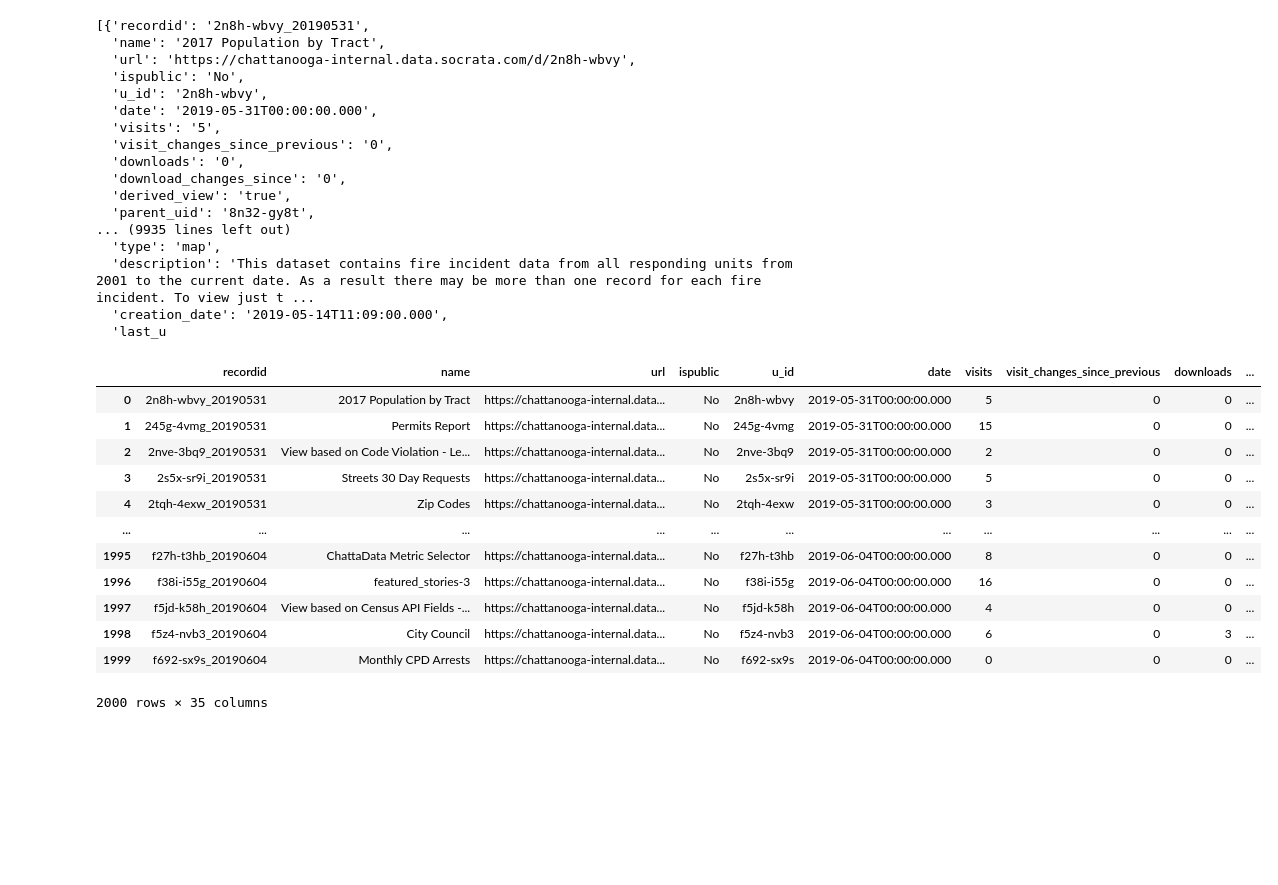
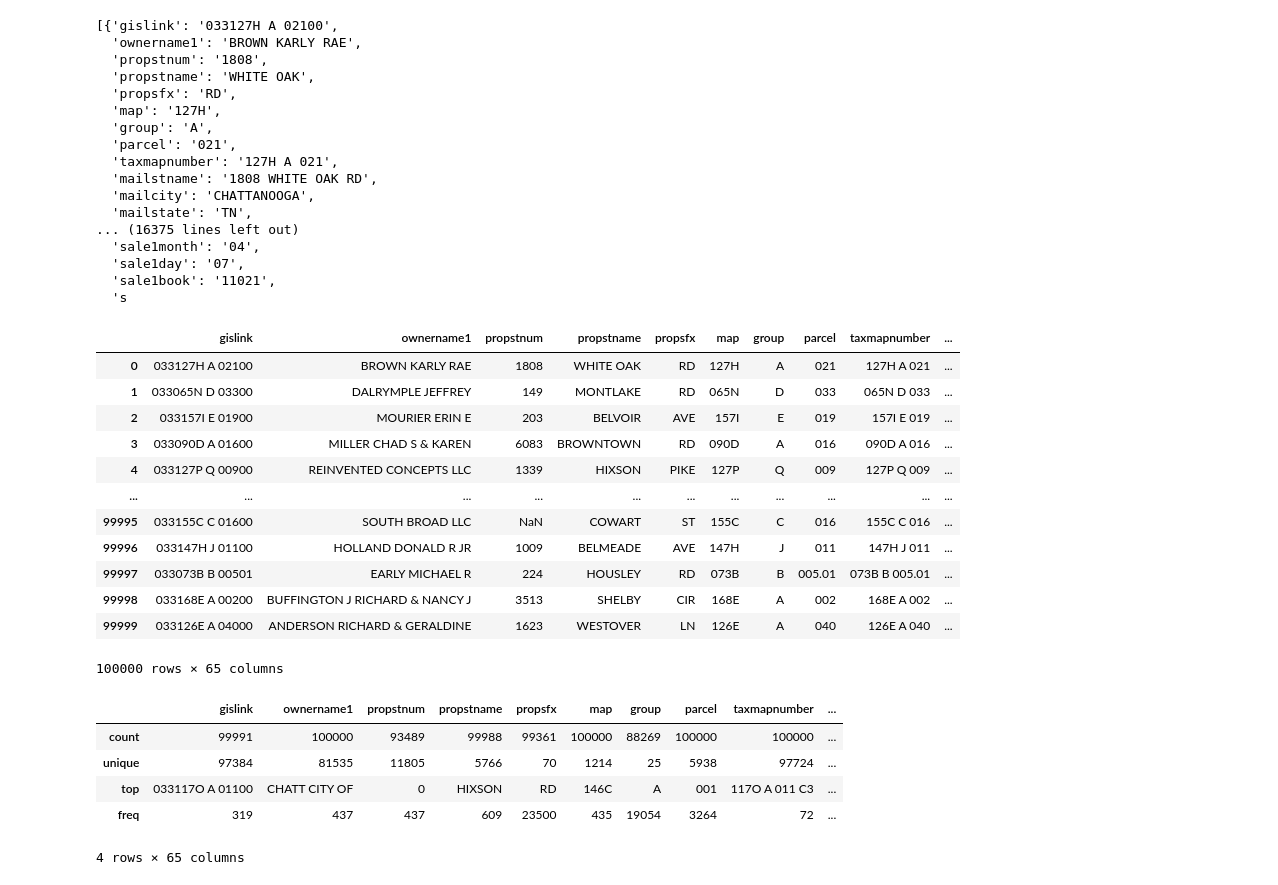
Before and after one commit to trey-causey/OpenData, a Jupyter notebook: test_WriteDataToTextFormat.ipynb, the cells around one changed output. Cells and saved outputs as stored; diff of their text form; code cells hidden in the pictures; blank space fills up the shorter version.

```diff
--- a/test_WriteDataToTextFormat.ipynb
+++ b/test_WriteDataToTextFormat.ipynb
@@ -2,58 +2,75 @@
 import requests
 import json
 import pandas as pd
-url = "https://www.chattadata.org/resource/cged-2r5q.json"
+# url = "https://www.chattadata.org/resource/cged-2r5q.json"
+# url = "https://www.chattadata.org/resource/t8ph-y8y5.json"
+url = "https://www.chattadata.org/resource/krpq-4iht.json"
 noAuthResp = requests.get(url)
 noAuthResp.raise_for_status()
 noAuthData = noAuthResp.json()
 noAuthData
 # %% [output]
-[{'recordid': '2n8h-wbvy_20190531',
-  'name': '2017 Population by Tract',
-  'url': 'https://chattanooga-internal.data.socrata.com/d/2n8h-wbvy',
-  'ispublic': 'No',
-  'u_id': '2n8h-wbvy',
-  'date': '2019-05-31T00:00:00.000',
-  'visits': '5',
-  'visit_changes_since_previous': '0',
-  'downloads': '0',
-  'download_changes_since': '0',
-  'derived_view': 'true',
-  'parent_uid': '8n32-gy8t',
-... (9935 lines left out)
-  'type': 'map',
-  'description': 'This dataset contains fire incident data from all responding units from 2001 to the current date. As a result there may be more than one record for each fire incident. To view just t ...
-  'creation_date': '2019-05-14T11:09:00.000',
-  'last_u
+[{'gislink': '033127H A 02100',
+  'ownername1': 'BROWN KARLY RAE',
+  'propstnum': '1808',
+  'propstname': 'WHITE OAK',
+  'propsfx': 'RD',
+  'map': '127H',
+  'group': 'A',
+  'parcel': '021',
+  'taxmapnumber': '127H A 021',
+  'mailstname': '1808 WHITE OAK RD',
+  'mailcity': 'CHATTANOOGA',
+  'mailstate': 'TN',
+... (16375 lines left out)
+  'sale1month': '04',
+  'sale1day': '07',
+  'sale1book': '11021',
+  's
 # %%
 # cged-2r5q -Asset Inventory View
 #!/usr/bin/env python
 import pandas as pd
 from pandas import Series, DataFrame
 from sodapy import Socrata
 
 client = Socrata("www.chattadata.org",
                  "FCT6DKqNfDQlV4eUvvfiF1cTz",
                  username="Trey.causey@outlook.com",
                  password="Fillet#07")
 
 # First 2000 results, returned as JSON from API / converted to Python list of
 # dictionaries by sodapy.
-authResults = client.get("cged-2r5q", limit=2000)
+# authResults = client.get("cged-2r5q", limit=2000)
+# t8ph-y8y5
+# https://www.chattadata.org/resource/bcsf-zcb7.json
+# authResults = client.get("t8ph-y8y5", limit=2000)
+# authResults = client.get("bcsf-zcb7", limit=2000)
+# authResults = client.get("krpq-4iht", limit=100000)
+authResults = client.get("fpgh-69ti", limit=10000)
 # Convert to pandas DataFrame
 authResults_df = pd.DataFrame.from_records(authResults)
 authResults_df
 # %% [output]
-|  | recordid | name | url | ispublic | u_id | date | visits | visit_changes_since_previous | downloads | ... |
-| 0 | 2n8h-wbvy_20190531 | 2017 Population by Tract | https://chattanooga-internal.data... | No | 2n8h-wbvy | 2019-05-31T00:00:00.000 | 5 | 0 | 0 | ... |
-| 1 | 245g-4vmg_20190531 | Permits Report | https://chattanooga-internal.data... | No | 245g-4vmg | 2019-05-31T00:00:00.000 | 15 | 0 | 0 | ... |
-| 2 | 2nve-3bq9_20190531 | View based on Code Violation - Le... | https://chattanooga-internal.data... | No | 2nve-3bq9 | 2019-05-31T00:00:00.000 | 2 | 0 | 0 | ... |
-| 3 | 2s5x-sr9i_20190531 | Streets 30 Day Requests | https://chattanooga-internal.data... | No | 2s5x-sr9i | 2019-05-31T00:00:00.000 | 5 | 0 | 0 | ... |
-| 4 | 2tqh-4exw_20190531 | Zip Codes | https://chattanooga-internal.data... | No | 2tqh-4exw | 2019-05-31T00:00:00.000 | 3 | 0 | 0 | ... |
+|  | gislink | ownername1 | propstnum | propstname | propsfx | map | group | parcel | taxmapnumber | ... |
+| 0 | 033127H A 02100 | BROWN KARLY RAE | 1808 | WHITE OAK | RD | 127H | A | 021 | 127H A 021 | ... |
+| 1 | 033065N D 03300 | DALRYMPLE JEFFREY | 149 | MONTLAKE | RD | 065N | D | 033 | 065N D 033 | ... |
+| 2 | 033157I E 01900 | MOURIER ERIN E | 203 | BELVOIR | AVE | 157I | E | 019 | 157I E 019 | ... |
+| 3 | 033090D A 01600 | MILLER CHAD S & KAREN | 6083 | BROWNTOWN | RD | 090D | A | 016 | 090D A 016 | ... |
+| 4 | 033127P Q 00900 | REINVENTED CONCEPTS LLC | 1339 | HIXSON | PIKE | 127P | Q | 009 | 127P Q 009 | ... |
 | ... | ... | ... | ... | ... | ... | ... | ... | ... | ... | ... |
-| 1995 | f27h-t3hb_20190604 | ChattaData Metric Selector | https://chattanooga-internal.data... | No | f27h-t3hb | 2019-06-04T00:00:00.000 | 8 | 0 | 0 | ... |
-| 1996 | f38i-i55g_20190604 | featured_stories-3 | https://chattanooga-internal.data... | No | f38i-i55g | 2019-06-04T00:00:00.000 | 16 | 0 | 0 | ... |
-| 1997 | f5jd-k58h_20190604 | View based on Census API Fields -... | https://chattanooga-internal.data... | No | f5jd-k58h | 2019-06-04T00:00:00.000 | 4 | 0 | 0 | ... |
-| 1998 | f5z4-nvb3_20190604 | City Council | https://chattanooga-internal.data... | No | f5z4-nvb3 | 2019-06-04T00:00:00.000 | 6 | 0 | 3 | ... |
-| 1999 | f692-sx9s_20190604 | Monthly CPD Arrests | https://chattanooga-internal.data... | No | f692-sx9s | 2019-06-04T00:00:00.000 | 0 | 0 | 0 | ... |
+| 99995 | 033155C C 01600 | SOUTH BROAD LLC | NaN | COWART | ST | 155C | C | 016 | 155C C 016 | ... |
+| 99996 | 033147H J 01100 | HOLLAND DONALD R JR | 1009 | BELMEADE | AVE | 147H | J | 011 | 147H J 011 | ... |
+| 99997 | 033073B B 00501 | EARLY MICHAEL R | 224 | HOUSLEY | RD | 073B | B | 005.01 | 073B B 005.01 | ... |
+| 99998 | 033168E A 00200 | BUFFINGTON J RICHARD & NANCY J | 3513 | SHELBY | CIR | 168E | A | 002 | 168E A 002 | ... |
+| 99999 | 033126E A 04000 | ANDERSON RICHARD & GERALDINE | 1623 | WESTOVER | LN | 126E | A | 040 | 126E A 040 | ... |
-2000 rows × 35 columns
+100000 rows × 65 columns
+# %%
+authResults_df.describe()
+# %% [output]
+|  | gislink | ownername1 | propstnum | propstname | propsfx | map | group | parcel | taxmapnumber | ... |
+| count | 99991 | 100000 | 93489 | 99988 | 99361 | 100000 | 88269 | 100000 | 100000 | ... |
+| unique | 97384 | 81535 | 11805 | 5766 | 70 | 1214 | 25 | 5938 | 97724 | ... |
+| top | 033117O A 01100 | CHATT CITY OF | 0 | HIXSON | RD | 146C | A | 001 | 117O A 011 C3 | ... |
+| freq | 319 | 437 | 437 | 609 | 23500 | 435 | 19054 | 3264 | 72 | ... |
+4 rows × 65 columns
```
Also changed, not shown: parts of 1 cell of this notebook, 2 other files.
